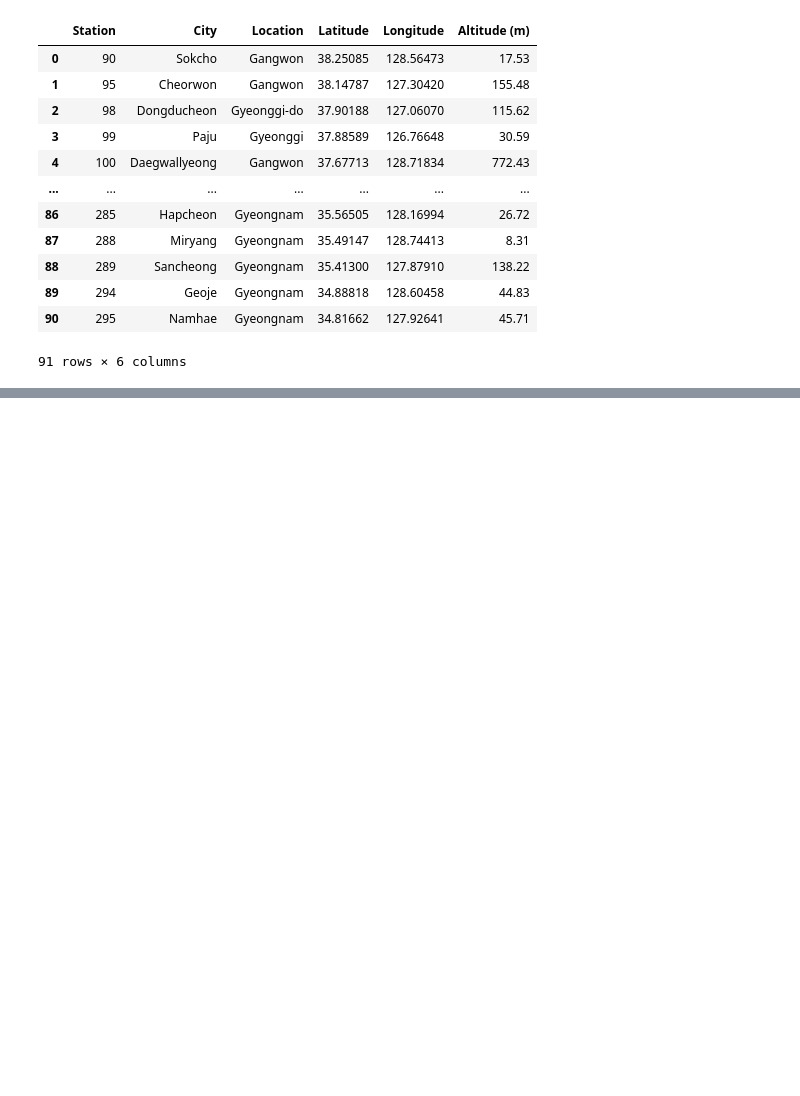
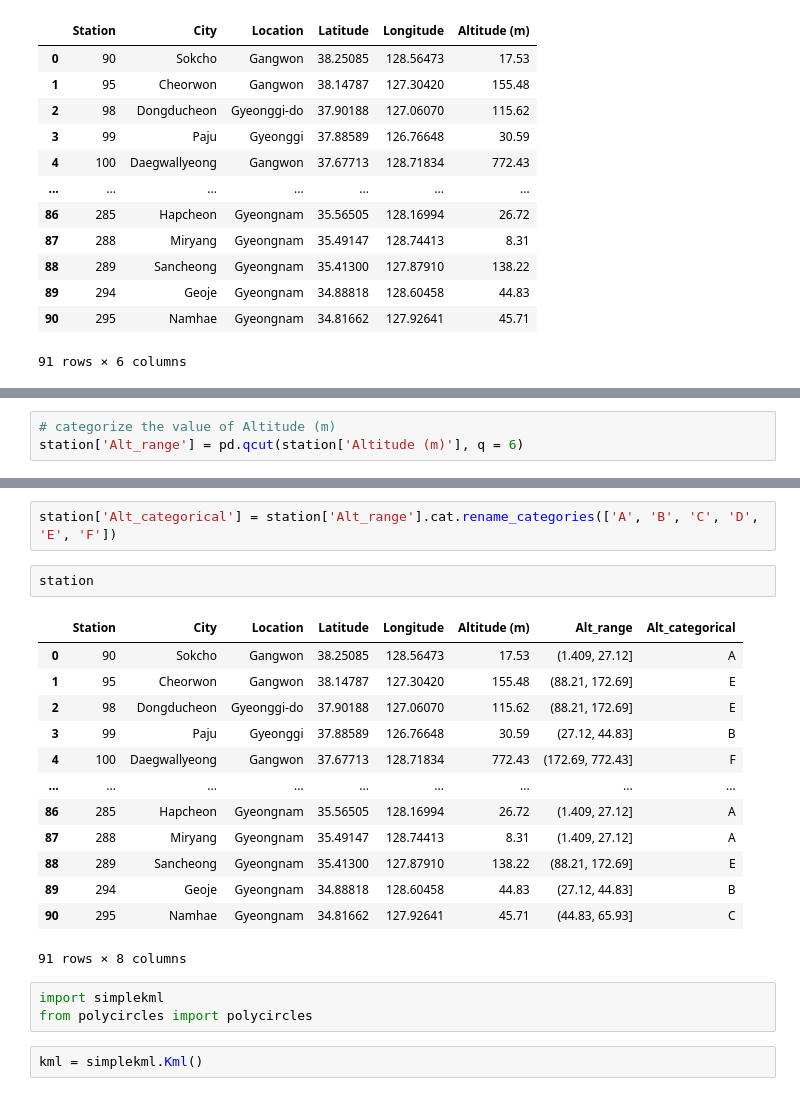
Before and after one commit to Sensodyne/IT_for_Smart_City_HW, a Jupyter notebook: hw1/hw1.ipynb, the cells around one changed output, grey strips where cells are left out. Saved outputs shown, nothing was run; the diff lists cells and outputs as text; blank space fills up the shorter version.

```diff
--- a/hw1/hw1.ipynb
+++ b/hw1/hw1.ipynb
@@ -138,0 +151,3 @@ station
+# %%
+# categorize the value of Altitude (m)
+station['Alt_range'] = pd.qcut(station['Altitude (m)'], q = 6)
@@ -138,0 +175,23 @@ station
+# %%
+station['Alt_categorical'] = station['Alt_range'].cat.rename_categories(['A', 'B', 'C', 'D', 'E', 'F'])
+# %%
+station
+# %% [output]
+|  | Station | City | Location | Latitude | Longitude | Altitude (m) | Alt_range | Alt_categorical |
+| 0 | 90 | Sokcho | Gangwon | 38.25085 | 128.56473 | 17.53 | (1.409, 27.12] | A |
+| 1 | 95 | Cheorwon | Gangwon | 38.14787 | 127.30420 | 155.48 | (88.21, 172.69] | E |
+| 2 | 98 | Dongducheon | Gyeonggi-do | 37.90188 | 127.06070 | 115.62 | (88.21, 172.69] | E |
+| 3 | 99 | Paju | Gyeonggi | 37.88589 | 126.76648 | 30.59 | (27.12, 44.83] | B |
+| 4 | 100 | Daegwallyeong | Gangwon | 37.67713 | 128.71834 | 772.43 | (172.69, 772.43] | F |
+| ... | ... | ... | ... | ... | ... | ... | ... | ... |
+| 86 | 285 | Hapcheon | Gyeongnam | 35.56505 | 128.16994 | 26.72 | (1.409, 27.12] | A |
+| 87 | 288 | Miryang | Gyeongnam | 35.49147 | 128.74413 | 8.31 | (1.409, 27.12] | A |
+| 88 | 289 | Sancheong | Gyeongnam | 35.41300 | 127.87910 | 138.22 | (88.21, 172.69] | E |
+| 89 | 294 | Geoje | Gyeongnam | 34.88818 | 128.60458 | 44.83 | (27.12, 44.83] | B |
+| 90 | 295 | Namhae | Gyeongnam | 34.81662 | 127.92641 | 45.71 | (44.83, 65.93] | C |
+91 rows × 8 columns
+# %%
+import simplekml
+from polycircles import polycircles
+# %%
+kml = simplekml.Kml()
```
Also changed, not shown: parts of 5 cells of this notebook, 2 other files.
